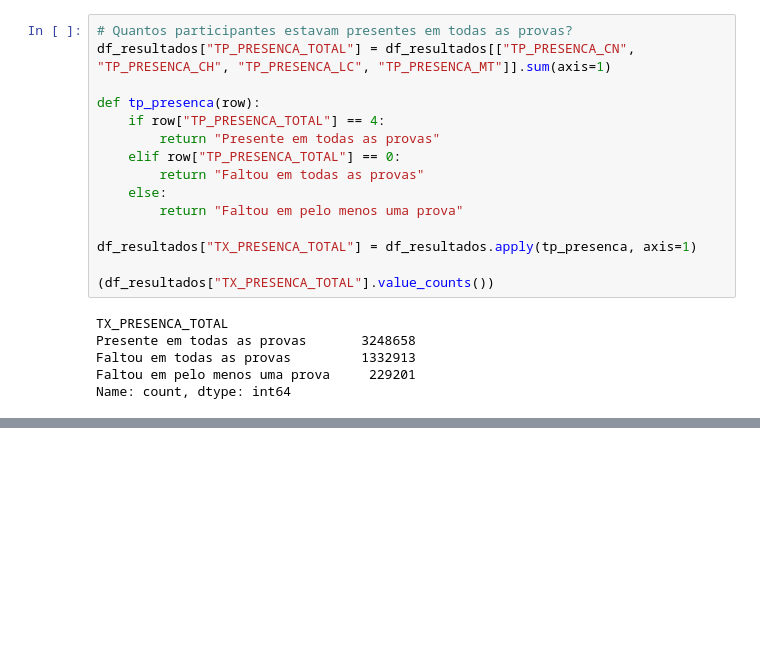
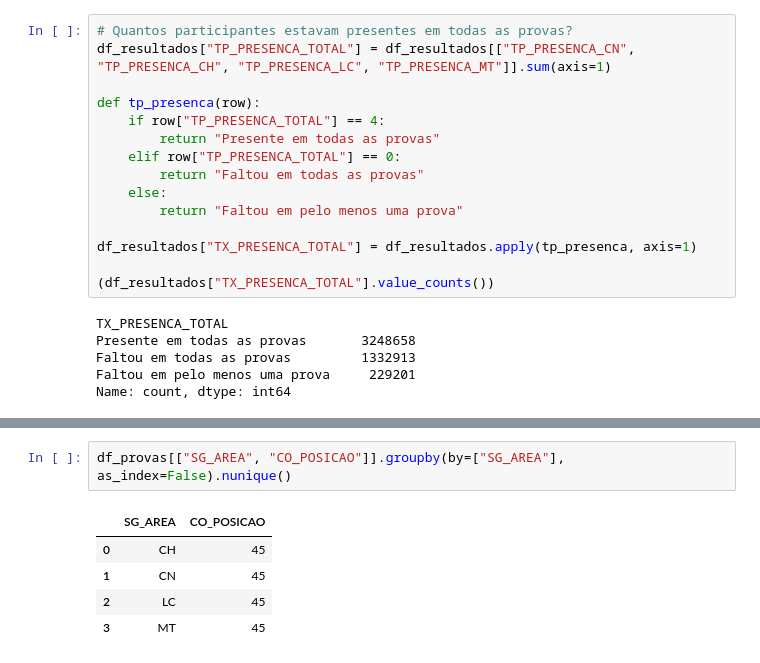
Before and after one commit to jordanBarbosa/EDA-Microdados-ENEM-2025, a Jupyter notebook: notebooks/eda_enem_2025.ipynb, the cells around one changed output, grey strips where cells are left out. Cells and saved outputs as stored; diff of their text form; blank space fills up the shorter version.

```diff
--- a/notebooks/eda_enem_2025.ipynb
+++ b/notebooks/eda_enem_2025.ipynb
@@ -220,0 +253,8 @@ Name: count, dtype: int64
+# %%
+df_provas[["SG_AREA", "CO_POSICAO"]].groupby(by=["SG_AREA"], as_index=False).nunique()
+# %% [output]
+|  | SG_AREA | CO_POSICAO |
+| 0 | CH | 45 |
+| 1 | CN | 45 |
+| 2 | LC | 45 |
+| 3 | MT | 45 |
```
Also changed, not shown: parts of 6 cells of this notebook.
